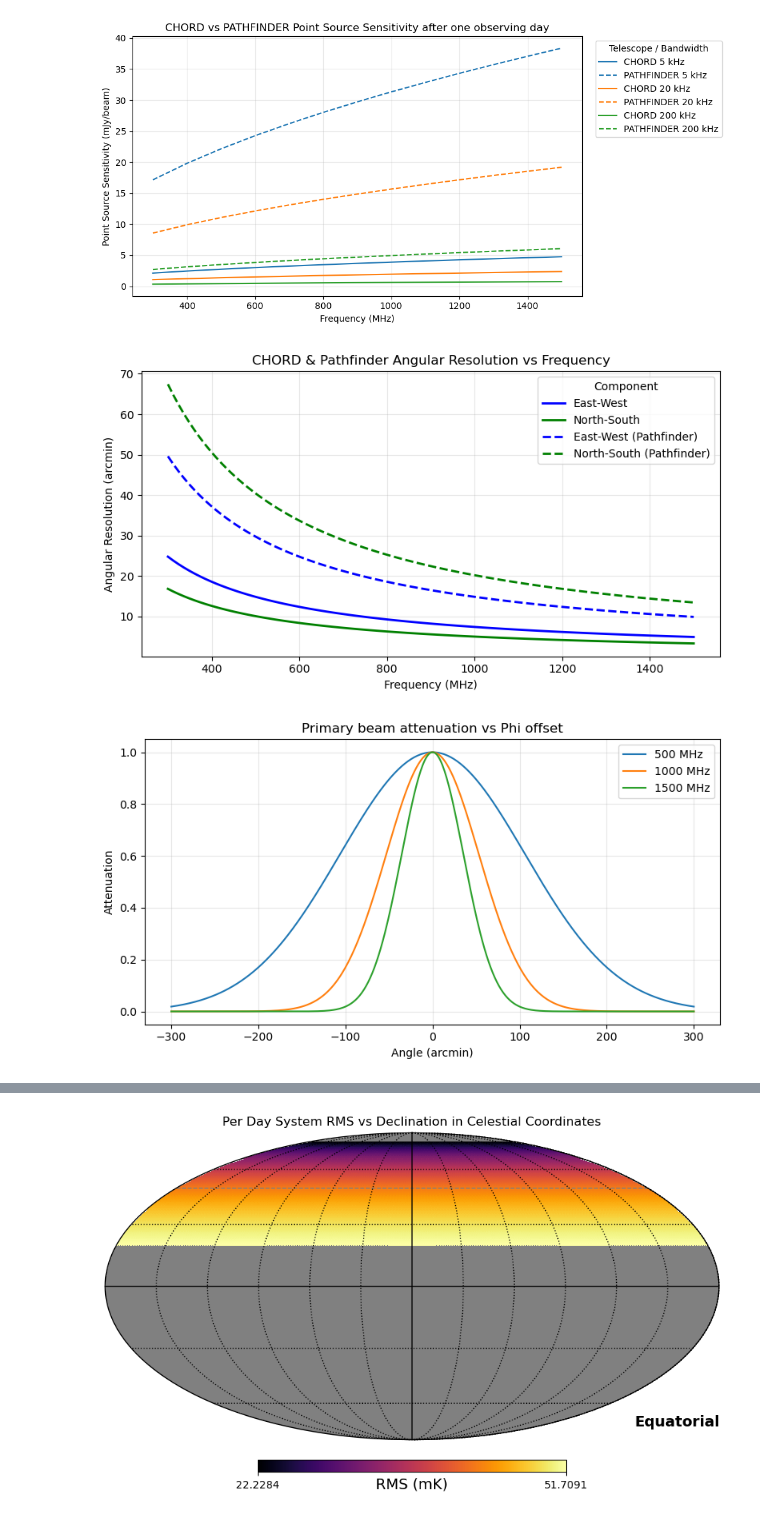
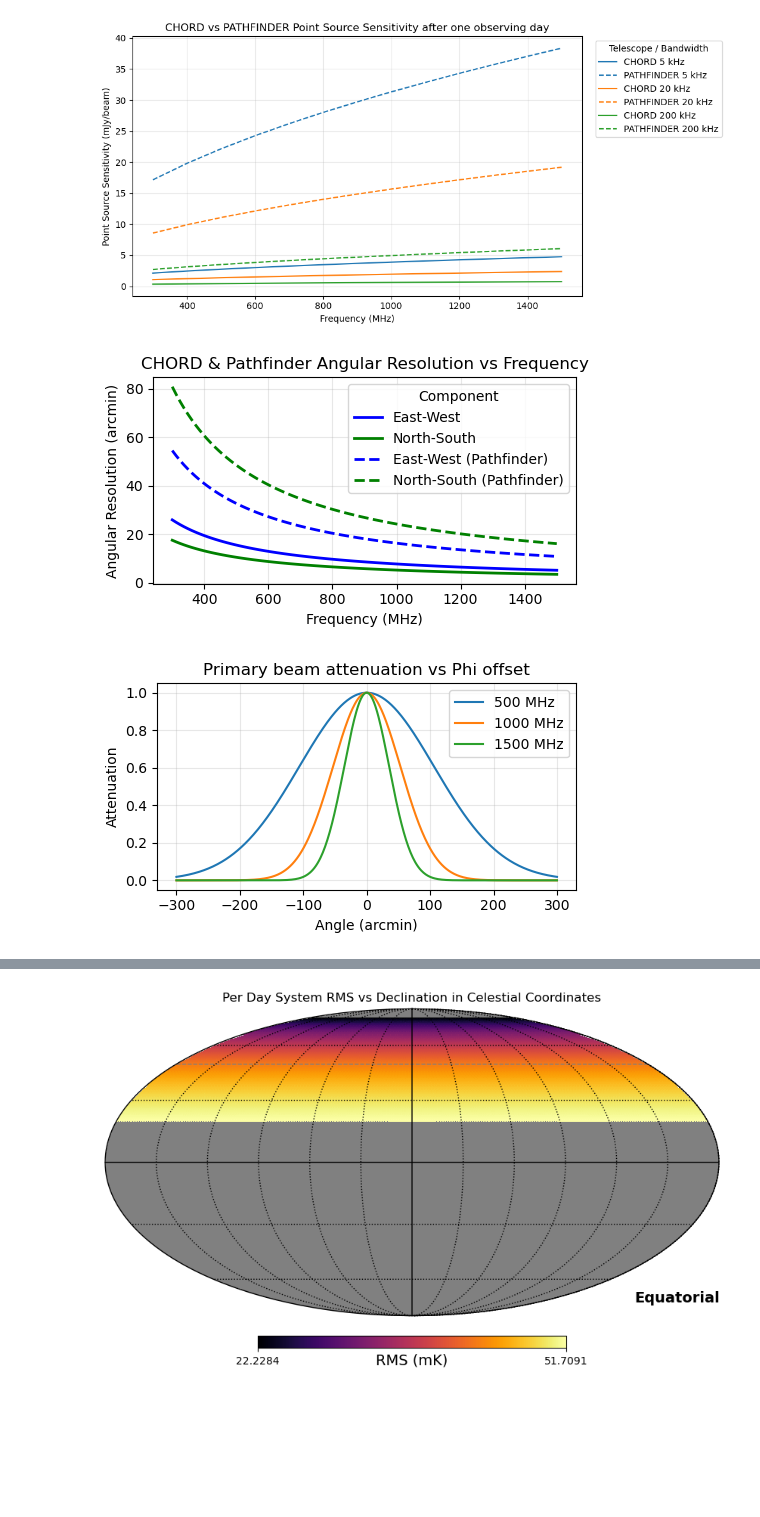
Before and after one commit to DuncanCSt/CHORD_Sensitivity, a Jupyter notebook: notebooks/noise_rms.ipynb, the cells around one changed output, grey strips where cells are left out. Drawn from its saved outputs; the diff is of its cells as text; code cells hidden in the pictures; blank space fills up the shorter version.

```diff
--- a/notebooks/noise_rms.ipynb
+++ b/notebooks/noise_rms.ipynb
@@ -17,5 +17,5 @@ from CHORD_Sensitivity.constants import K_B, OMEGA
 chord = Telescope('CHORD')
 pathfinder = Telescope('PATHFINDER')
 
-output_dir = Path("noise_rms_plots")
+output_dir = Path("../thesis/plots/sensitivity/")
 output_dir.mkdir(parents=True, exist_ok=True)
@@ -112,7 +115,7 @@ p_ns_fwhm = [fwhm[1] for fwhm in pathfinder_s_fwhm]
 chord_s_fwhm_df = pd.DataFrame({"Frequency (MHz)": freq, "EW_FWHM": c_ew_fwhm, "NS_FWHM": c_ns_fwhm})
 pathfinder_s_fwhm_df = pd.DataFrame({"Frequency (MHz)": freq, "EW_FWHM": p_ew_fwhm, "NS_FWHM": p_ns_fwhm})
 
-fig, ax = plt.subplots(figsize=(8, 4.5))
+fig, ax = plt.subplots(figsize=(5, 3))
 
 ax.plot(chord_s_fwhm_df["Frequency (MHz)"], chord_s_fwhm_df["EW_FWHM"], c='blue', label="East-West", linewidth=2)
 ax.plot(chord_s_fwhm_df["Frequency (MHz)"], chord_s_fwhm_df["NS_FWHM"], c='green', label="North-South", linewidth=2)
@@ -130,25 +133,25 @@ plt.tight_layout()
 
 plt.savefig(output_dir / "chord_pathfinder_angular_resolution.png", dpi=300, bbox_inches="tight")
 # %% [output]
-[figure, old version]
+[figure, new version]
 # %%
 arcmins = np.linspace(-300, 300, 500)
 arcmins_rad = np.deg2rad(arcmins / 60)
 
-fig, ax = plt.subplots(figsize=(8, 4.5))
+fig, ax = plt.subplots(figsize=(5, 3))
 for freq in [500, 1000, 1500]:  # MHz
     freq_range = [freq] * len(arcmins_rad)
     phi_offset = chord.D_phi(phi_offset=arcmins_rad, freq=freq_range)
     ax.plot(arcmins, phi_offset, label=f"{freq} MHz")
 ax.set_xlabel("Angle (arcmin)")
 ax.set_ylabel("Attenuation")
 ax.set_title("Primary beam attenuation vs Phi offset")
 ax.legend()
 ax.grid(True, alpha=0.3)
 
 plt.tight_layout()
 
 plt.savefig(output_dir / "chord_primary_beam_attenuation.png", dpi=300, bbox_inches="tight")
 # %% [output]
-[figure, old version]
+[figure, new version]
 # %%
```
Also changed, not shown: parts of 3 cells of this notebook, 19 other files.
